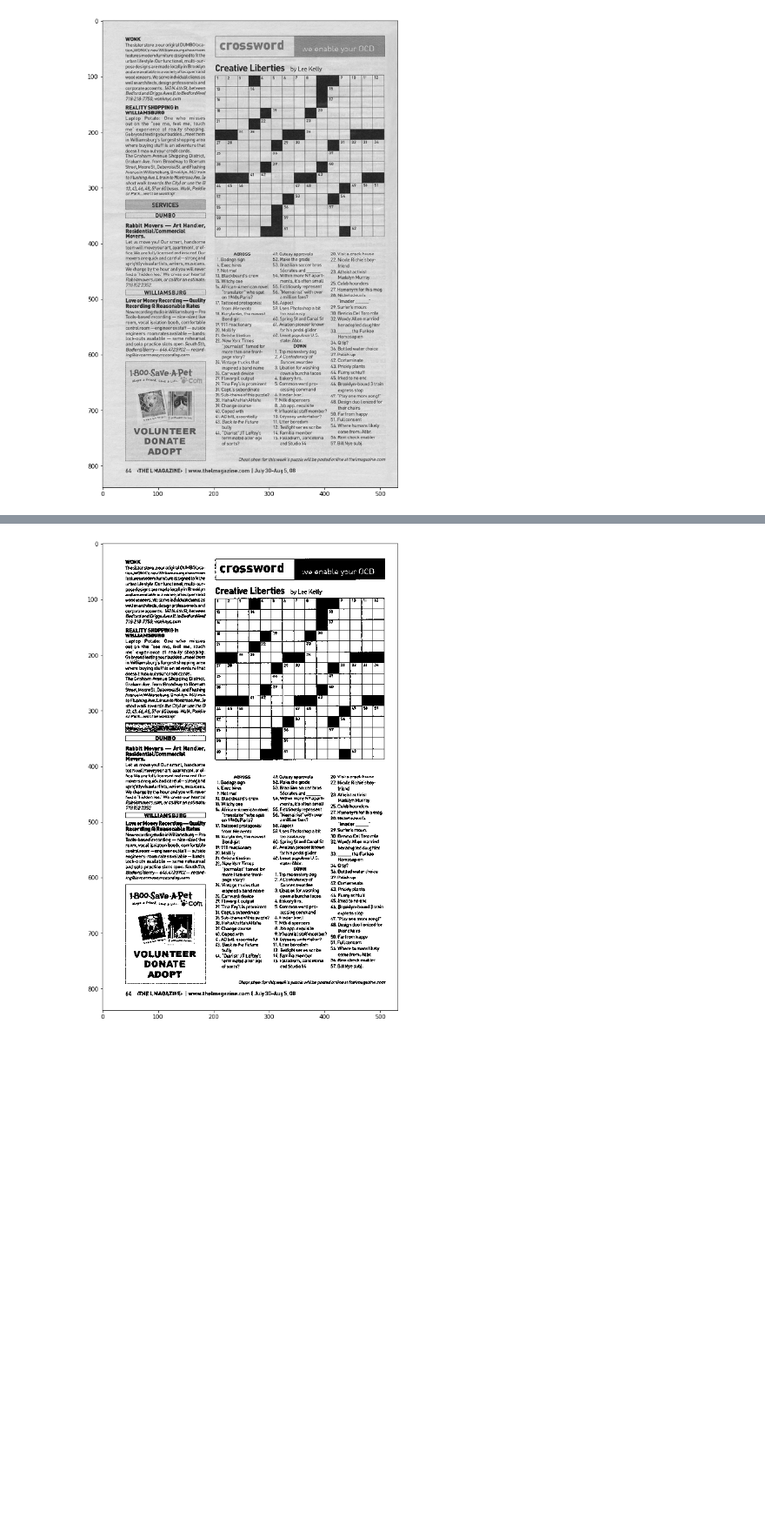
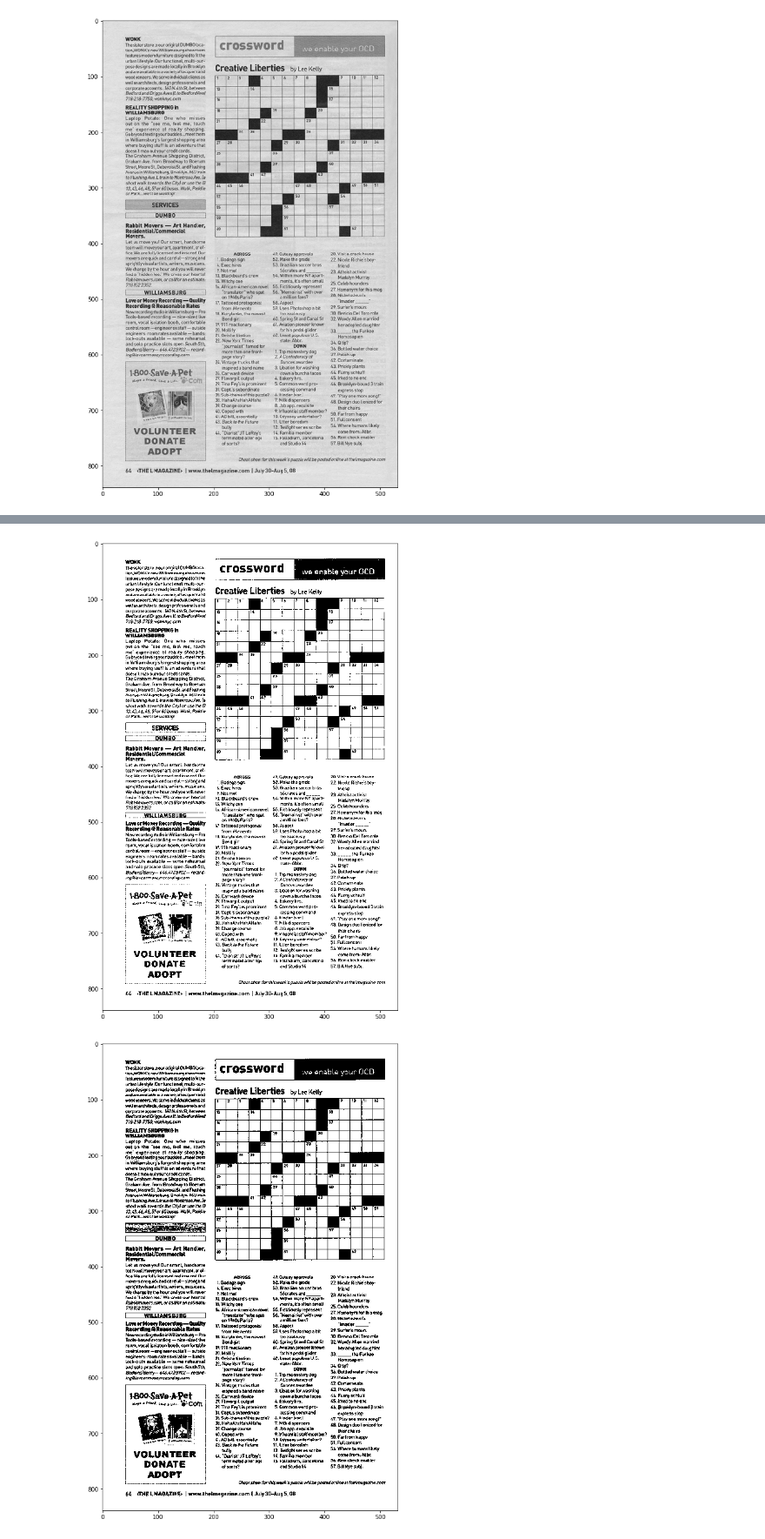
Before and after one commit to MuhammadBilal848/Computer-Vision-Practice, a Jupyter notebook: 3 - Image Processing/Image Thresholding.ipynb, the cells around one changed output, grey strips where cells are left out. Shown at 87% size. Drawn from its saved outputs; the diff is of its cells as text; code cells hidden in the pictures; blank space fills up the shorter version.

```diff
--- a/3 - Image Processing/Image Thresholding.ipynb
+++ b/3 - Image Processing/Image Thresholding.ipynb
@@ -172,3 +189,9 @@ large_img(img)
+# %%
+# lets try experimenting with different thresh values
+thresh6,img6 = cv2.threshold(img,150,255,cv2.THRESH_BINARY)
+large_img(img6)
+# %% [output]
+[figure, added]
 # %%
 thresh6,img6 = cv2.threshold(img,170,255,cv2.THRESH_BINARY)
 large_img(img6)
```
Also changed, not shown: parts of 13 cells of this notebook, 4 other files.
